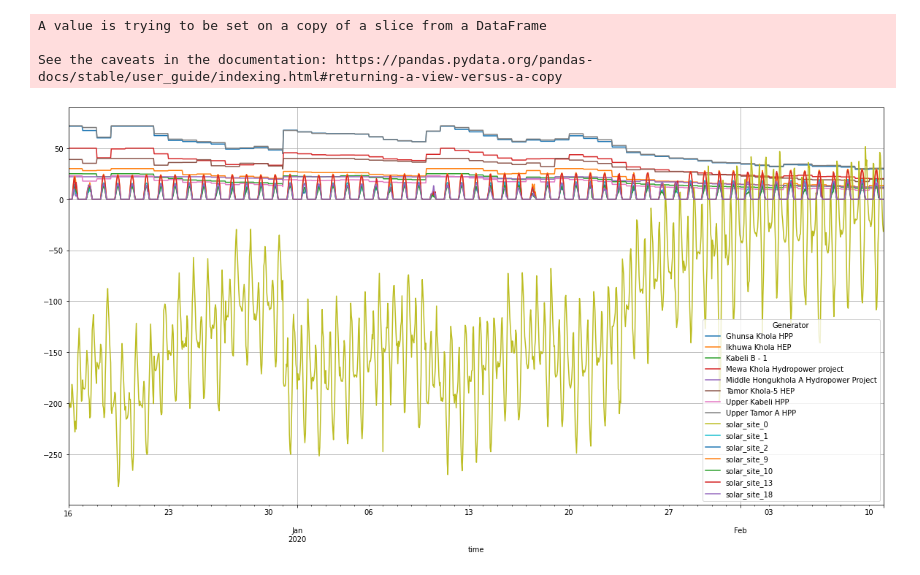
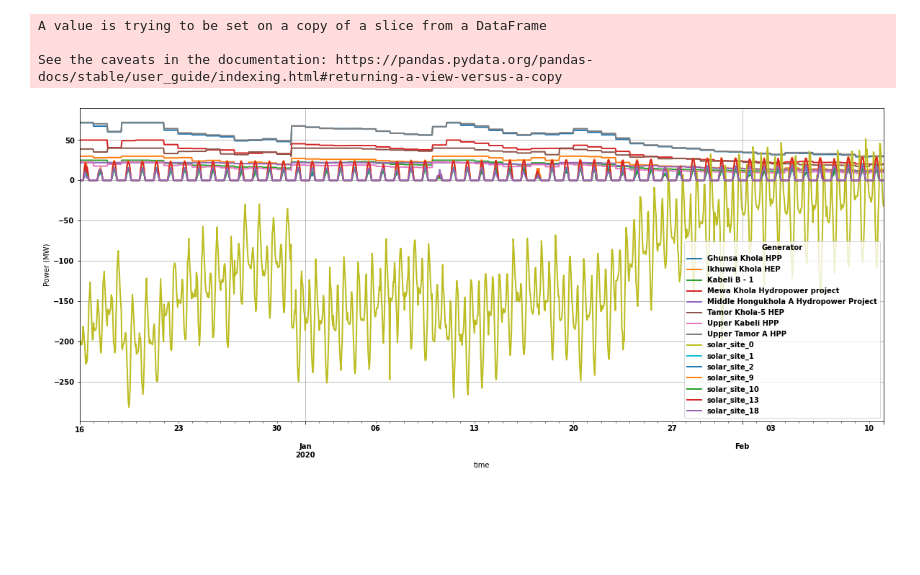
Before and after one commit to deependran7/grid_optimization, a Jupyter notebook: Binary_Optimization_Dry.ipynb, the cells around one changed output. Drawn from its saved outputs; the diff is of its cells as text; code cells hidden in the pictures; blank space fills up the shorter version.

```diff
--- a/Binary_Optimization_Dry.ipynb
+++ b/Binary_Optimization_Dry.ipynb
@@ -153,7 +153,18 @@ optimal_network= PowerFlow(optimal_network)
+# %%
+plt.rcParams.update({
+        "font.weight": "bold",  # bold fonts
+        "font.size":10,
+        "lines.linewidth": 2,   # thick lines
+        "grid.color": "0.5",    # gray gridlines
+        "grid.linewidth": 0.5,  # thin gridlines
+        "savefig.dpi": 300,     # higher resolution output.
+    })
 # %%
-fig,ax = plt.subplots(figsize = (20,10))
+fig,ax = plt.subplots(figsize = (20,8))
 optimal_network.generators_t.p.plot(ax= ax)
 ax.set_xlabel("time")
+ax.set_ylabel("Power (MW)")
 ax.grid()
+plt.savefig("Images/dry_season_share.jpg",dpi = 300,bbox_inches = 'tight')
 # %% [output]
-[figure, old version]
+[figure, new version]
```
Also changed, not shown: parts of 8 cells of this notebook, 30 other files.
